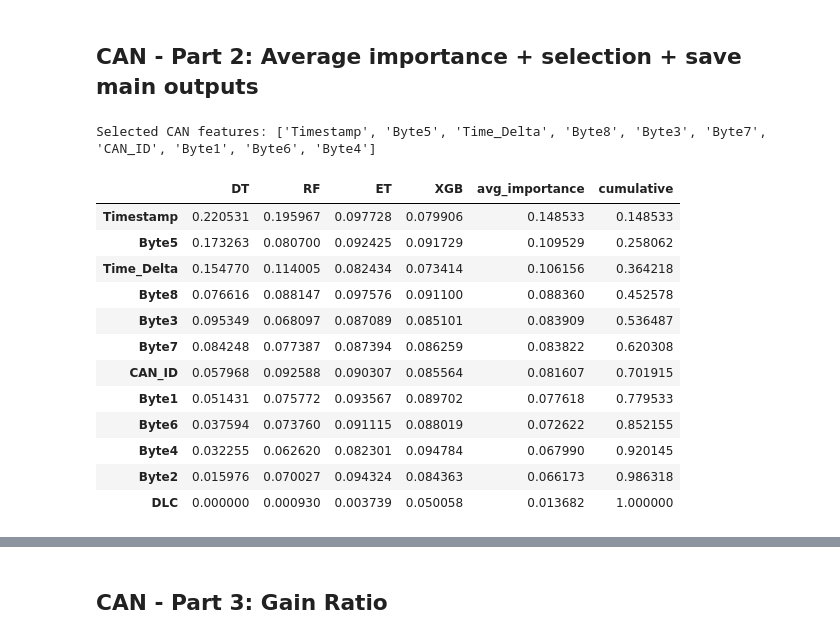
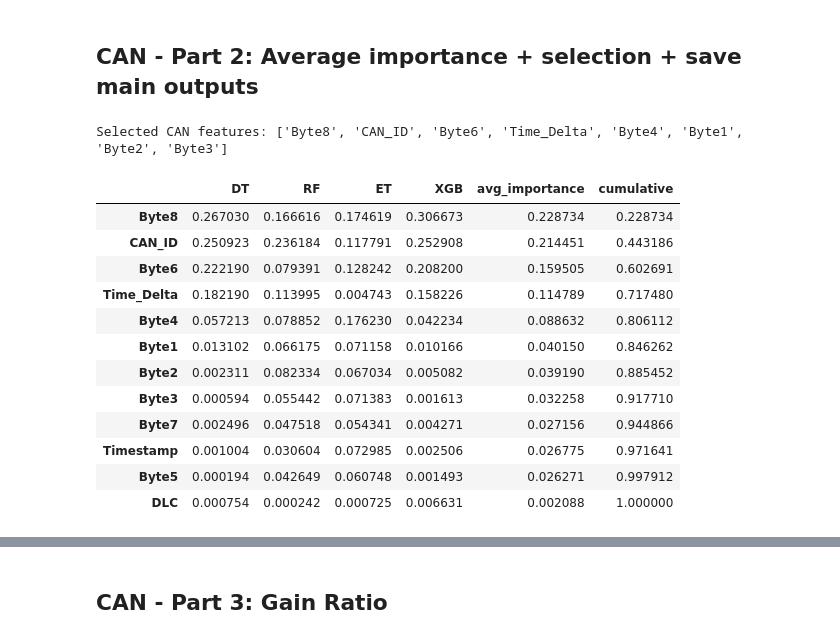
Before and after one commit to LeHung1705/IoV-Intrusion-Detection-Tree-Based, a Jupyter notebook: Feature_Engineering_Khoa.ipynb, the cells around one changed output, grey strips where cells are left out. Drawn from its saved outputs; the diff is of its cells as text; code cells hidden in the pictures.

```diff
--- a/Feature_Engineering_Khoa.ipynb
+++ b/Feature_Engineering_Khoa.ipynb
@@ -290,18 +309,18 @@ OUTPUT_DIR.mkdir(exist_ok=True)
 
 can_bundle = load_dataset(
     name='CAN',
-    x_train_path='X_train_CAN_smote.csv',
-    y_train_path='Y_train_CAN.csv',
-    x_test_path='X_test_CAN.csv',
-    y_test_path='Y_test_CAN.csv',
+    x_train_path='X_train_CAN_smote.parquet',
+    y_train_path='y_train_CAN.parquet',
+    x_test_path='X_test_CAN.parquet',
+    y_test_path='y_test_CAN.parquet',
 )
 
 cicids_bundle = load_dataset(
     name='CICIDS',
-    x_train_path='X_train_CICIDS_smote-002.csv',
-    y_train_path='Y_train_CICIDS.csv',
-    x_test_path='X_test_CICIDS.csv',
-    y_test_path='Y_test_CICIDS.csv',
+    x_train_path='X_train_CICIDS_smote.parquet',
+    y_train_path='y_train_CICIDS.parquet',
+    x_test_path='X_test_CICIDS.parquet',
+    y_test_path='y_test_CICIDS.parquet',
 )
 # %%
 display(describe_bundle(can_bundle))
@@ -341,41 +362,44 @@ Training XGB ...
 # %% [markdown]
 ## CAN - Part 2: Average importance + selection + save main outputs
 # %%
+threshold_can = 0.9
 importance_can = compute_average_importance(models_can, can_bundle.x_train.columns)
-selected_features_can = select_features_by_threshold(importance_can, threshold=0.9)
+selected_features_can = select_features_by_threshold(importance_can, threshold=threshold_can)
 
 X_train_CAN_selected, X_test_CAN_selected = map_selected_features(
     can_bundle.x_train,
     can_bundle.x_test,
     selected_features_can,
 )
 
 save_selection_outputs(
     out_dir=OUTPUT_DIR / 'CAN',
     x_train_selected=X_train_CAN_selected,
     x_test_selected=X_test_CAN_selected,
     selected_features=selected_features_can,
+    threshold=threshold_can,
+    dataset_name='CAN',
 )
 
 importance_can.to_csv(OUTPUT_DIR / 'CAN' / 'feature_importance.csv')
 
 print('Selected CAN features:', selected_features_can)
 display(importance_can.head(20))
 # %% [output]
-Selected CAN features: ['Timestamp', 'Byte5', 'Time_Delta', 'Byte8', 'Byte3', 'Byte7', 'CAN_ID', 'Byte1', 'Byte6', 'Byte4']
+Selected CAN features: ['Byte8', 'CAN_ID', 'Byte6', 'Time_Delta', 'Byte4', 'Byte1', 'Byte2', 'Byte3']
 |  | DT | RF | ET | XGB | avg_importance | cumulative |
-| Timestamp | 0.220531 | 0.195967 | 0.097728 | 0.079906 | 0.148533 | 0.148533 |
-| Byte5 | 0.173263 | 0.080700 | 0.092425 | 0.091729 | 0.109529 | 0.258062 |
-| Time_Delta | 0.154770 | 0.114005 | 0.082434 | 0.073414 | 0.106156 | 0.364218 |
-| Byte8 | 0.076616 | 0.088147 | 0.097576 | 0.091100 | 0.088360 | 0.452578 |
-| Byte3 | 0.095349 | 0.068097 | 0.087089 | 0.085101 | 0.083909 | 0.536487 |
-| Byte7 | 0.084248 | 0.077387 | 0.087394 | 0.086259 | 0.083822 | 0.620308 |
-| CAN_ID | 0.057968 | 0.092588 | 0.090307 | 0.085564 | 0.081607 | 0.701915 |
-| Byte1 | 0.051431 | 0.075772 | 0.093567 | 0.089702 | 0.077618 | 0.779533 |
-| Byte6 | 0.037594 | 0.073760 | 0.091115 | 0.088019 | 0.072622 | 0.852155 |
-| Byte4 | 0.032255 | 0.062620 | 0.082301 | 0.094784 | 0.067990 | 0.920145 |
-| Byte2 | 0.015976 | 0.070027 | 0.094324 | 0.084363 | 0.066173 | 0.986318 |
-| DLC | 0.000000 | 0.000930 | 0.003739 | 0.050058 | 0.013682 | 1.000000 |
+| Byte8 | 0.267030 | 0.166616 | 0.174619 | 0.306673 | 0.228734 | 0.228734 |
+| CAN_ID | 0.250923 | 0.236184 | 0.117791 | 0.252908 | 0.214451 | 0.443186 |
+| Byte6 | 0.222190 | 0.079391 | 0.128242 | 0.208200 | 0.159505 | 0.602691 |
+| Time_Delta | 0.182190 | 0.113995 | 0.004743 | 0.158226 | 0.114789 | 0.717480 |
+| Byte4 | 0.057213 | 0.078852 | 0.176230 | 0.042234 | 0.088632 | 0.806112 |
+| Byte1 | 0.013102 | 0.066175 | 0.071158 | 0.010166 | 0.040150 | 0.846262 |
+| Byte2 | 0.002311 | 0.082334 | 0.067034 | 0.005082 | 0.039190 | 0.885452 |
+| Byte3 | 0.000594 | 0.055442 | 0.071383 | 0.001613 | 0.032258 | 0.917710 |
+| Byte7 | 0.002496 | 0.047518 | 0.054341 | 0.004271 | 0.027156 | 0.944866 |
+| Timestamp | 0.001004 | 0.030604 | 0.072985 | 0.002506 | 0.026775 | 0.971641 |
+| Byte5 | 0.000194 | 0.042649 | 0.060748 | 0.001493 | 0.026271 | 0.997912 |
+| DLC | 0.000754 | 0.000242 | 0.000725 | 0.006631 | 0.002088 | 1.000000 |
 # %%
 fig = plot_average_importance(importance_can, title='CAN - Average Feature Importance', top_n=20)
 plt.show()
```
Also changed, not shown: parts of 11 cells of this notebook.
